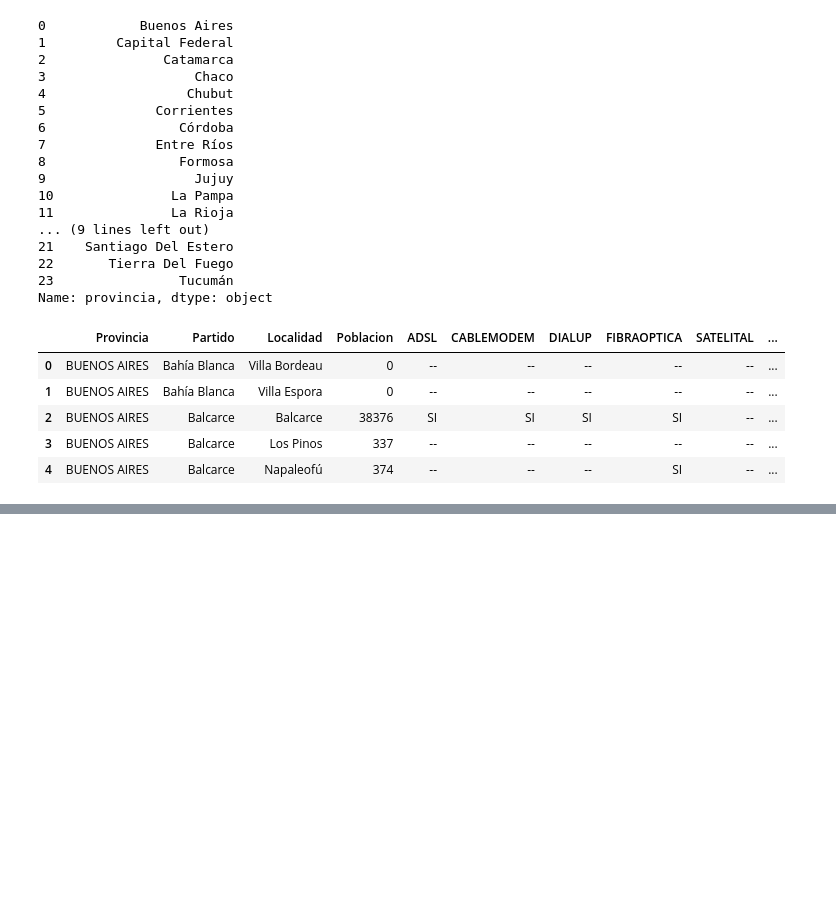
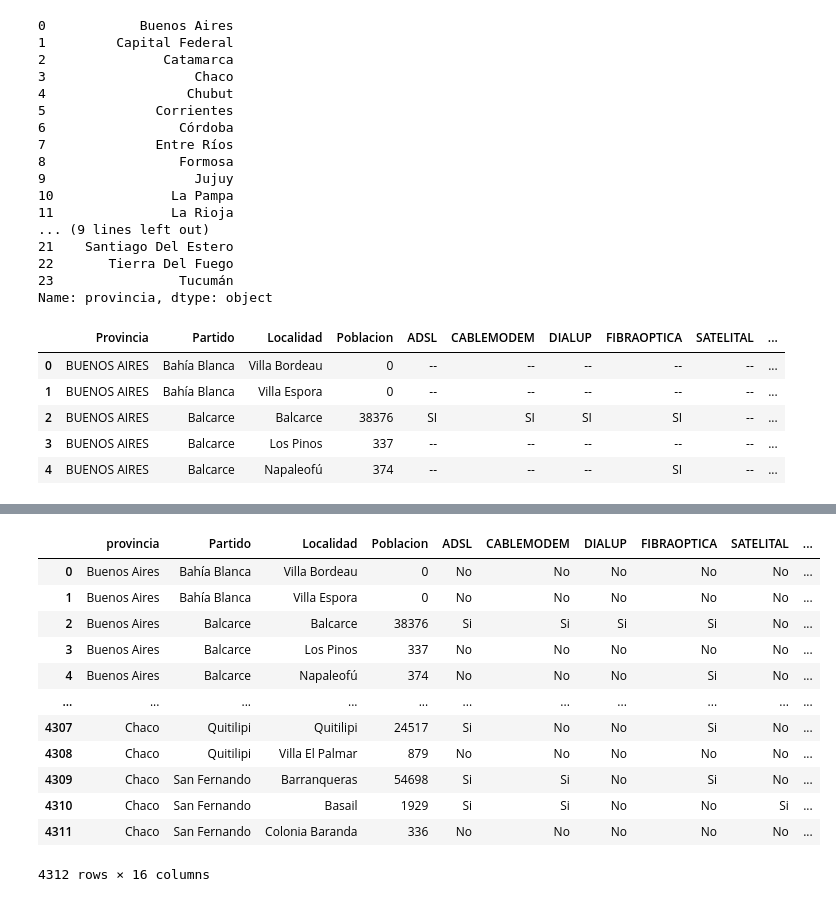
Before and after one commit to Lucaramallo/Empresa_telecomunicaciones, a Jupyter notebook: ETLs/ETL_Conectividad_al_servicio_de_Internet_x_localidad.ipynb, the cells around one changed output, grey strips where cells are left out. Drawn from its saved outputs; the diff is of its cells as text; code cells hidden in the pictures; blank space fills up the shorter version.

```diff
--- a/ETLs/ETL_Conectividad_al_servicio_de_Internet_x_localidad.ipynb
+++ b/ETLs/ETL_Conectividad_al_servicio_de_Internet_x_localidad.ipynb
@@ -2,7 +2,10 @@
 import pandas as pd
 import fuzzywuzzy
 # %%
-df_con_al_serv_de_inter = pd.read_csv('../CSV data importada/CSV Accesos a internet/Conectividad al servicio de Internet.csv')
+df_con_al_serv_de_inter = pd.read_csv('../CSV data importada/CSV Accesos a internet/Conectividad al servicio de Internet.csv', encoding='UTF-8', sep=',', quotechar='"', decimal=',', )
+# %%
+df_con_al_serv_de_inter['Latitud'] = df_con_al_serv_de_inter['Latitud'].str.strip('"')
+df_con_al_serv_de_inter['Longitud'] = df_con_al_serv_de_inter['Longitud'].str.strip('"')
 # %%
 df_con_al_serv_de_inter
 # %% [output]
@@ -76,3 +79,6 @@ df_con_al_serv_de_inter = df_con_al_serv_de_inter[columns]
 
 # Imprimir el DataFrame resultante
 df_con_al_serv_de_inter
+
+# Eliminar la columna 'Provincia'
+df_con_al_serv_de_inter = df_con_al_serv_de_inter.drop('Provincia', axis=1)
@@ -92,0 +114,20 @@ df_con_al_serv_de_inter
+# %%
+# Reemplazar '--' por 'NO' en el DataFrame
+df_con_al_serv_de_inter = df_con_al_serv_de_inter.replace({'--': 'No'})
+df_con_al_serv_de_inter = df_con_al_serv_de_inter.replace({'SI': 'Si'})
+# %%
+df_con_al_serv_de_inter
+# %% [output]
+|  | provincia | Partido | Localidad | Poblacion | ADSL | CABLEMODEM | DIALUP | FIBRAOPTICA | SATELITAL | ... |
+| 0 | Buenos Aires | Bahía Blanca | Villa Bordeau | 0 | No | No | No | No | No | ... |
+| 1 | Buenos Aires | Bahía Blanca | Villa Espora | 0 | No | No | No | No | No | ... |
+| 2 | Buenos Aires | Balcarce | Balcarce | 38376 | Si | Si | Si | Si | No | ... |
+| 3 | Buenos Aires | Balcarce | Los Pinos | 337 | No | No | No | No | No | ... |
+| 4 | Buenos Aires | Balcarce | Napaleofú | 374 | No | No | No | Si | No | ... |
+| ... | ... | ... | ... | ... | ... | ... | ... | ... | ... | ... |
+| 4307 | Chaco | Quitilipi | Quitilipi | 24517 | Si | No | No | Si | No | ... |
+| 4308 | Chaco | Quitilipi | Villa El Palmar | 879 | No | No | No | No | No | ... |
+| 4309 | Chaco | San Fernando | Barranqueras | 54698 | Si | Si | No | Si | No | ... |
+| 4310 | Chaco | San Fernando | Basail | 1929 | Si | Si | No | No | Si | ... |
+| 4311 | Chaco | San Fernando | Colonia Baranda | 336 | No | No | No | No | No | ... |
+4312 rows × 16 columns
```
Also changed, not shown: parts of 16 cells of this notebook, 2 other files.
